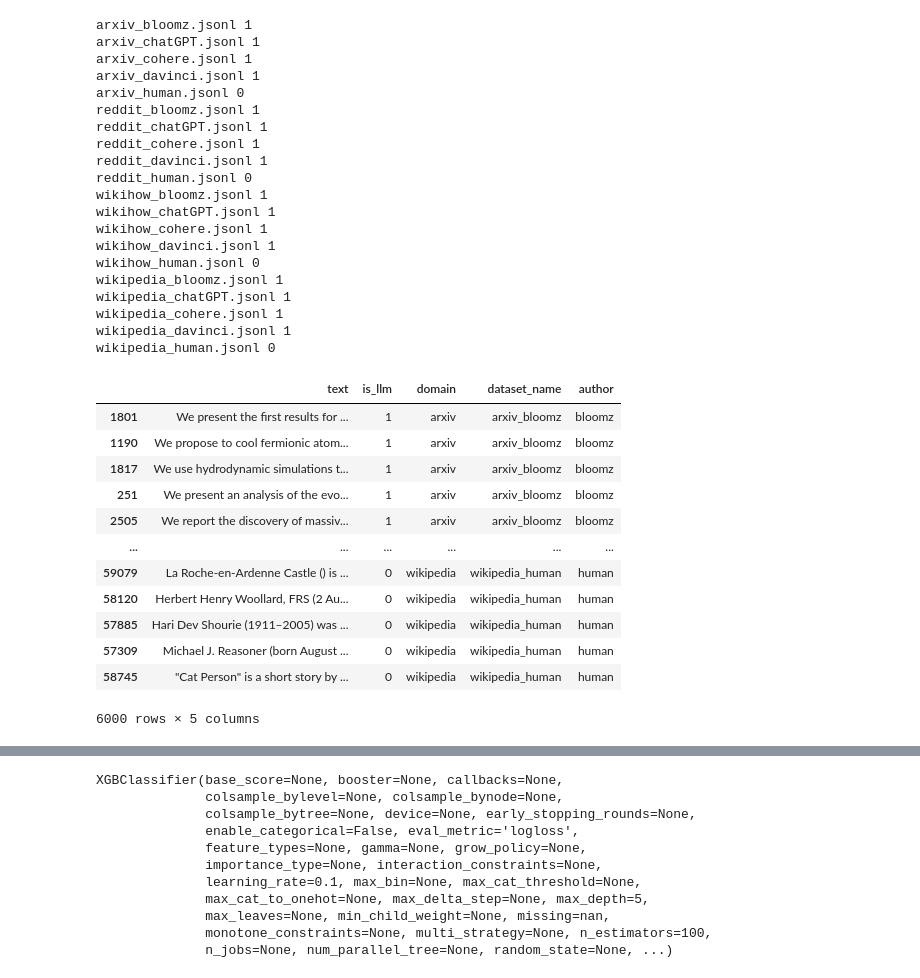
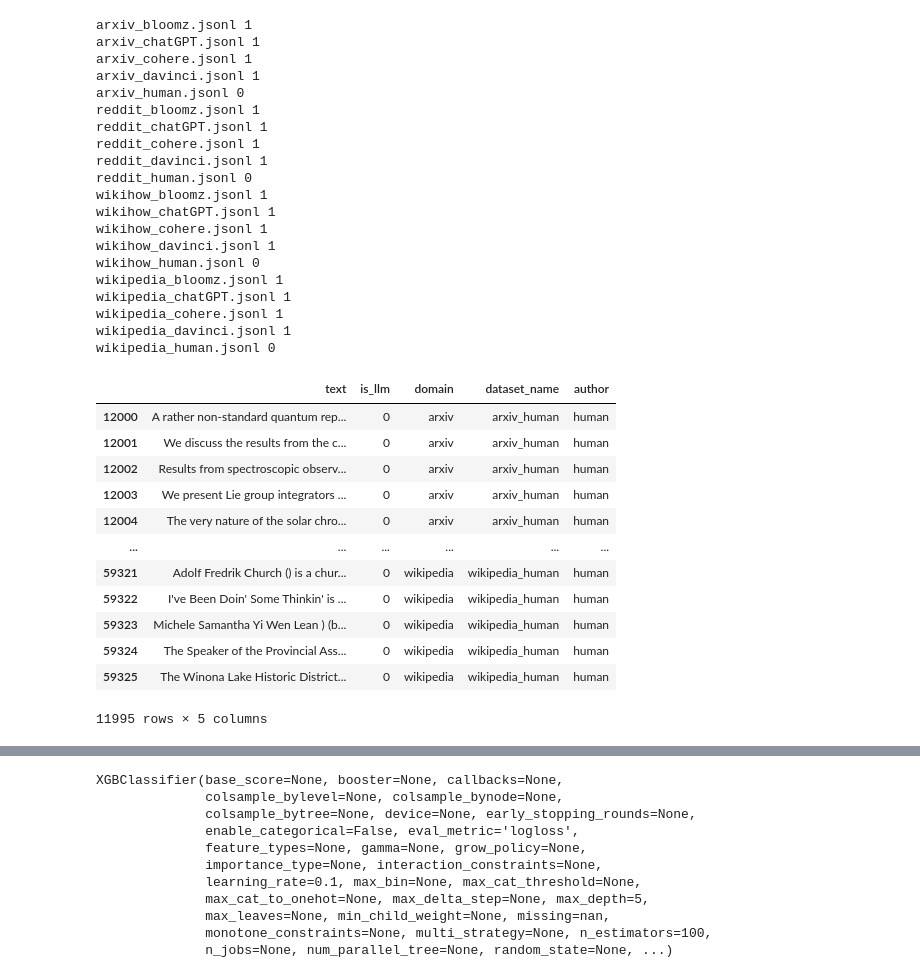
Before and after one commit to dundurlunka/llm-detect, a Jupyter notebook: src/stylometry/stylometry-base.ipynb, the cells around one changed output, grey strips where cells are left out. Drawn from its saved outputs; the diff is of its cells as text; code cells hidden in the pictures.

```diff
--- a/src/stylometry/stylometry-base.ipynb
+++ b/src/stylometry/stylometry-base.ipynb
@@ -112,23 +149,23 @@ wikipedia_chatGPT.jsonl 1
 wikipedia_cohere.jsonl 1
 wikipedia_davinci.jsonl 1
 wikipedia_human.jsonl 0
-# %%
-sampled_df = df.groupby('dataset_name', group_keys=False).apply(lambda x: x.sample(min(len(x), 300), random_state = 42))
-sampled_df
-# %% [output]
-|  | text | is_llm | domain | dataset_name | author |
-| 1801 | We present the first results for ... | 1 | arxiv | arxiv_bloomz | bloomz |
-| 1190 | We propose to cool fermionic atom... | 1 | arxiv | arxiv_bloomz | bloomz |
-| 1817 | We use hydrodynamic simulations t... | 1 | arxiv | arxiv_bloomz | bloomz |
-| 251 | We present an analysis of the evo... | 1 | arxiv | arxiv_bloomz | bloomz |
-| 2505 | We report the discovery of massiv... | 1 | arxiv | arxiv_bloomz | bloomz |
-| ... | ... | ... | ... | ... | ... |
-| 59079 | La Roche-en-Ardenne Castle () is ... | 0 | wikipedia | wikipedia_human | human |
-| 58120 | Herbert Henry Woollard, FRS (2 Au... | 0 | wikipedia | wikipedia_human | human |
-| 57885 | Hari Dev Shourie (1911–2005) was ... | 0 | wikipedia | wikipedia_human | human |
-| 57309 | Michael J. Reasoner (born August ... | 0 | wikipedia | wikipedia_human | human |
-| 58745 | "Cat Person" is a short story by ... | 0 | wikipedia | wikipedia_human | human |
-6000 rows × 5 columns
+# %%
+sampled_df = df
+sampled_df[sampled_df['is_llm'] == 0]
+# %% [output]
+|  | text | is_llm | domain | dataset_name | author |
+| 12000 | A rather non-standard quantum rep... | 0 | arxiv | arxiv_human | human |
+| 12001 | We discuss the results from the c... | 0 | arxiv | arxiv_human | human |
+| 12002 | Results from spectroscopic observ... | 0 | arxiv | arxiv_human | human |
+| 12003 | We present Lie group integrators ... | 0 | arxiv | arxiv_human | human |
+| 12004 | The very nature of the solar chro... | 0 | arxiv | arxiv_human | human |
+| ... | ... | ... | ... | ... | ... |
+| 59321 | Adolf Fredrik Church () is a chur... | 0 | wikipedia | wikipedia_human | human |
+| 59322 | I've Been Doin' Some Thinkin' is ... | 0 | wikipedia | wikipedia_human | human |
+| 59323 | Michele Samantha Yi Wen Lean ) (b... | 0 | wikipedia | wikipedia_human | human |
+| 59324 | The Speaker of the Provincial Ass... | 0 | wikipedia | wikipedia_human | human |
+| 59325 | The Winona Lake Historic District... | 0 | wikipedia | wikipedia_human | human |
+11995 rows × 5 columns
 # %%
 tqdm.pandas()
 # Extract features for all texts
```
Also changed, not shown: parts of 15 cells of this notebook, 2 other files.
